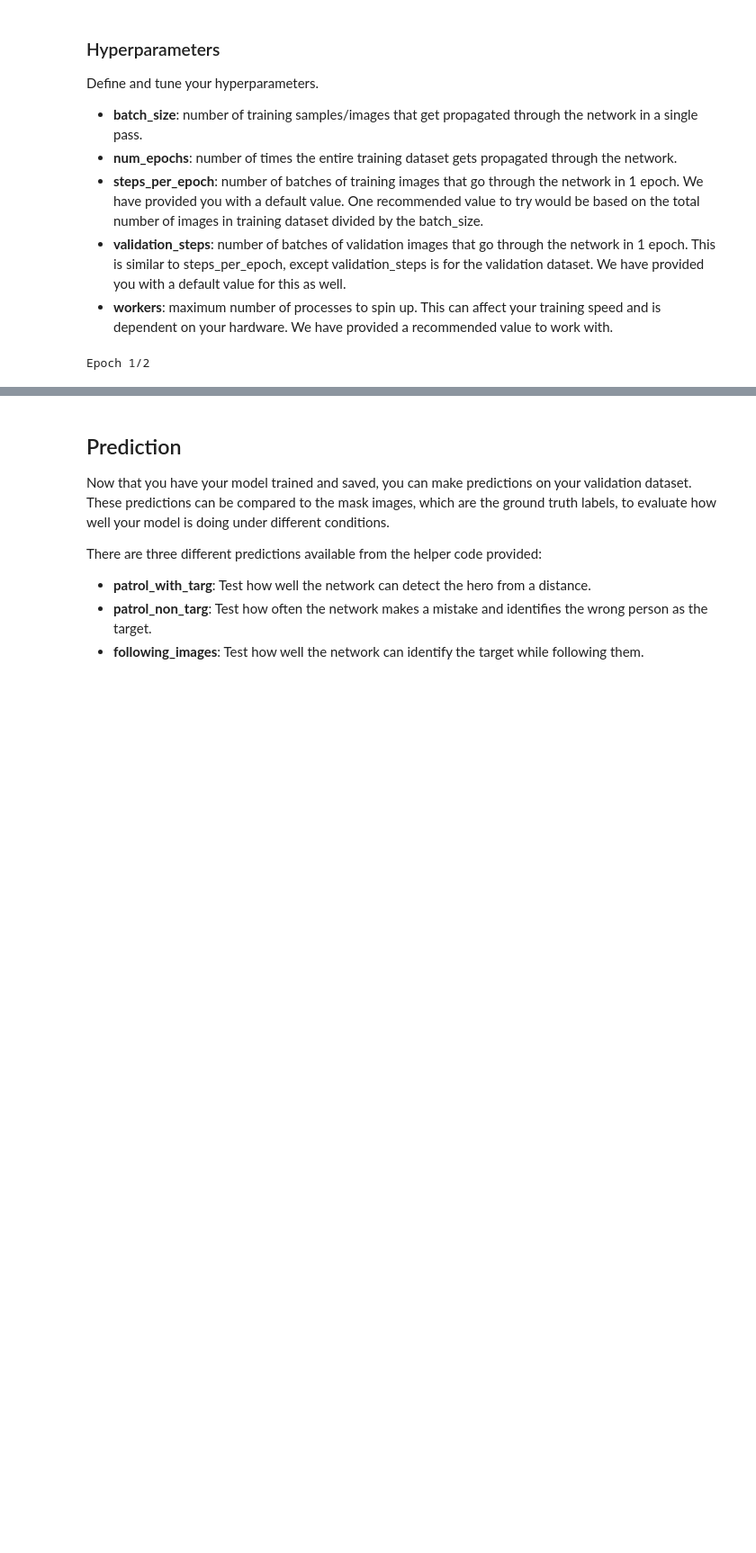
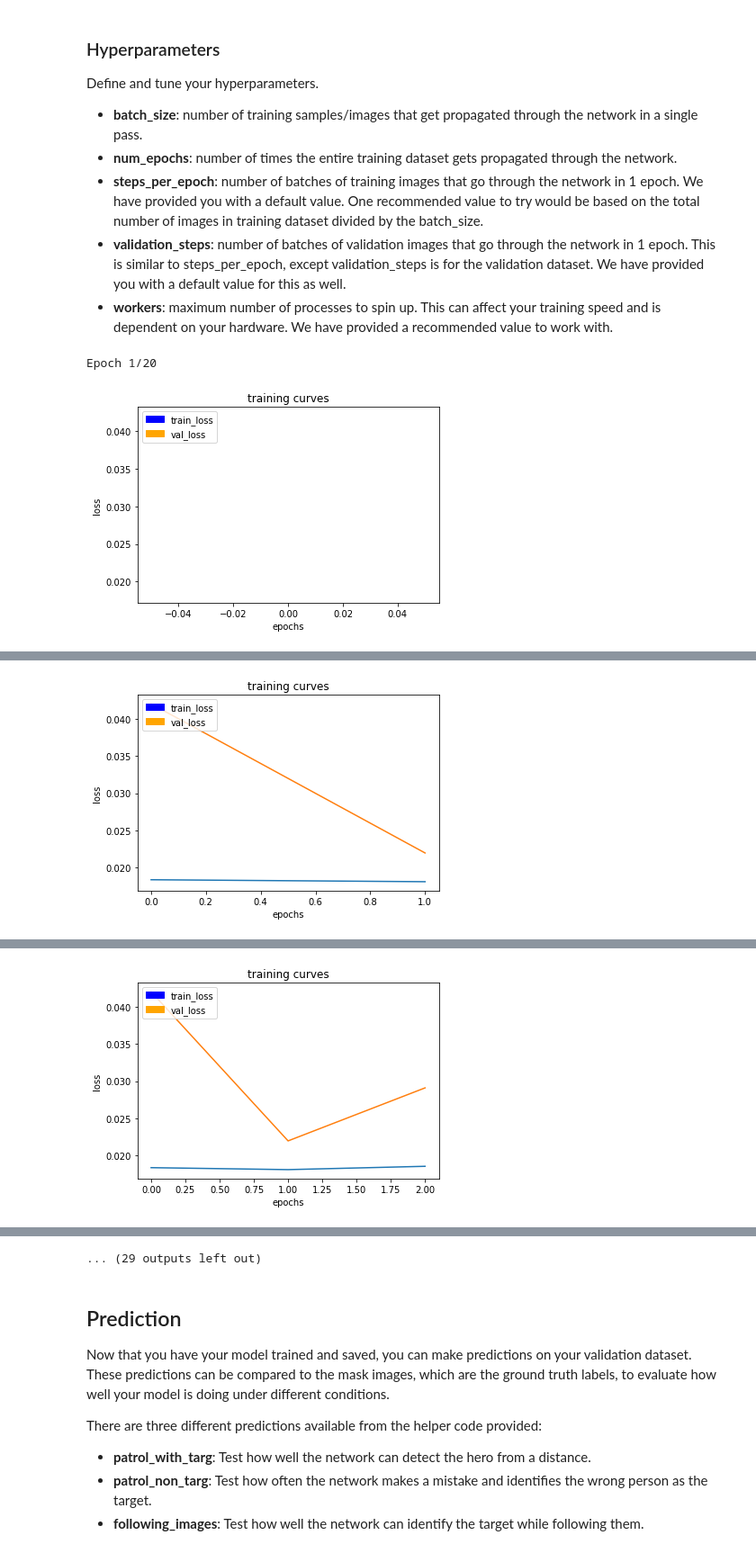
Before and after one commit to AzizDulaijan/RoboND-DeepLearning-Project, a Jupyter notebook: code/model_training.ipynb, the cells around one changed output, grey strips where cells are left out. Shown at 90% size. Drawn from its saved outputs; the diff is of its cells as text; code cells hidden in the pictures; blank space fills up the shorter version.

```diff
--- a/code/model_training.ipynb
+++ b/code/model_training.ipynb
@@ -111,16 +110,18 @@ def fcn_model(inputs, num_classes):
 
     # TODO Add Encoder Blocks.
     # Remember that with each encoder layer, the depth of your model (the number of filters) increases.
-    encoder_layer = encoder_block(inputs, 32,2)
+    encoder_layer = encoder_block(inputs, 16,2)
     encoder_layer_2 = encoder_block(encoder_layer, 64,2)
+    encoder_layer_3 = encoder_block(encoder_layer_2, 128,2)
     # TODO Add 1x1 Convolution layer using conv2d_batchnorm().
-    conv1x1_layer =  conv2d_batchnorm(encoder_layer_2, 128, kernel_size=1, strides=1)
+    conv1x1_layer =  conv2d_batchnorm(encoder_layer_3, 128, kernel_size=1, strides=1)
     # TODO: Add the same number of Decoder Blocks as the number of Encoder Blocks
-    decoder_layer  = decoder_block(conv1x1_layer, encoder_layer, 64)
-    decoder_layer_1  = decoder_block(decoder_layer, inputs, 32)
+    decoder_layer  = decoder_block(conv1x1_layer, encoder_layer_2, 64)
+    decoder_layer_1  = decoder_block(decoder_layer, encoder_layer, 32)
+    decoder_layer_2  = decoder_block(decoder_layer_1, inputs, num_classes)
 
     # The function returns the output layer of your model. "x" is the final layer obtained from the last decoder_block()
-    return layers.Conv2D(num_classes, 3, activation='softmax', padding='same')(decoder_layer_1)
+    return layers.Conv2D(num_classes, 3, activation='softmax', padding='same')(decoder_layer_2)
 # %% [markdown]
 ## Training <a id='training'></a>
 The following cells will use the FCN you created and define an ouput layer based on the size of the processed image and the number of classes recognized. You will define the hyperparameters to compile and train your model.
@@ -147,40 +148,45 @@ Define and tune your hyperparameters.
 - **validation_steps**: number of batches of validation images that go through the network in 1 epoch. This is similar to steps_per_epoch, except validation_steps is for the validation dataset. We have provided you with a default value for this as well.
 - **workers**: maximum number of processes to spin up. This can affect your training speed and is dependent on your hardware. We have provided a recommended value to work with.
 # %%
-learning_rate = 0.005
-batch_size = 258
-num_epochs = 2
-steps_per_epoch = 200
+learning_rate = 0.01
+batch_size = 16
+num_epochs = 20
+steps_per_epoch = 500
 validation_steps = 50
 workers = 2
 # %%
 """
 DON'T MODIFY ANYTHING IN THIS CELL THAT IS BELOW THIS LINE
 """
-# Define the Keras model and compile it for training
-model = models.Model(inputs=inputs, outputs=output_layer)
 
-model.compile(optimizer=keras.optimizers.Adam(learning_rate), loss='categorical_crossentropy')
+from workspace_utils import active_session
+# Keeping Your Session Active
+with active_session():
+    # Define the Keras model and compile it for training
+    model = models.Model(inputs=inputs, outputs=output_layer)
 
-# Data iterators for loading the training and validation data
-train_iter = data_iterator.BatchIteratorSimple(batch_size=batch_size,
-                                               data_folder=os.path.join('..', 'data', 'train'),
-                                               image_shape=image_shape,
-                                               shift_aug=True)
+    model.compile(optimizer=keras.optimizers.Adam(learning_rate), loss='categorical_crossentropy')
 
-val_iter = data_iterator.BatchIteratorSimple(batch_size=batch_size,
-                                             data_folder=os.path.join('..', 'data', 'validation'),
-                                             image_shape=image_shape)
+    # Data iterators for loading the training and validation data
+    train_iter = data_iterator.BatchIteratorSimple(batch_size=batch_size,
+                                                   data_folder=os.path.join('..', 'data', 'train'),
+                                                   image_shape=image_shape,
+                                                   shift_aug=True)
 
-logger_cb = plotting_tools.LoggerPlotter()
-callbacks = [logger_cb]
+    val_iter = data_iterator.BatchIteratorSimple(batch_size=batch_size,
+                                                 data_folder=os.path.join('..', 'data', 'validation'),
+                                                 image_shape=image_shape)
 
-model.fit_generator(train_iter,
-                    steps_per_epoch = steps_per_epoch, # the number of batches per epoch,
-                    epochs = num_epochs, # the number of epochs to train for,
-                    validation_data = val_iter, # validation iterator
-                    validation_steps = validation_steps, # the number of batches to validate on
-                    callbacks=callbacks,
-                    workers = workers)
+    logger_cb = plotting_tools.LoggerPlotter()
+    callbacks = [logger_cb]
+
+    model.fit_generator(train_iter,
+                        steps_per_epoch = steps_per_epoch, # the number of batches per epoch,
+                        epochs = num_epochs, # the number of epochs to train for,
+                        validation_data = val_iter, # validation iterator
+                        validation_steps = validation_steps, # the number of batches to validate on
+                        callbacks=callbacks,
+                        workers = workers)
 # %% [output]
-Epoch 1/2
+Epoch 1/20
+[figure, added]
@@ -186,0 +195 @@ Epoch 1/2
+[figure, added]
@@ -186,0 +198 @@ Epoch 1/2
+[figure, added]
@@ -187,3 +208,4 @@ Epoch 1/2
+... (29 outputs left out)
 # %%
 # Save your trained model weights
 weight_file_name = 'model_weights'
```
Also changed, not shown: parts of 12 cells of this notebook.
